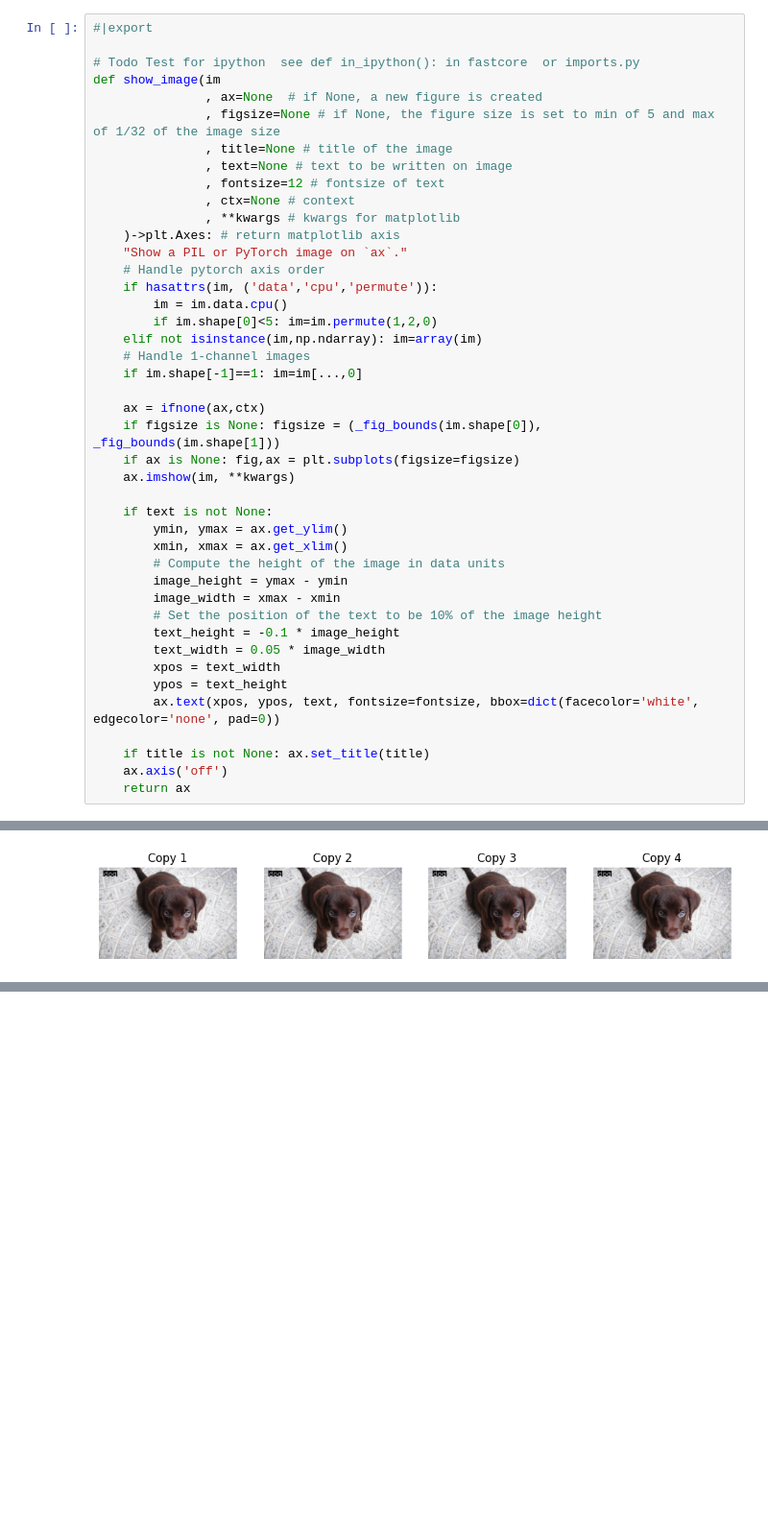
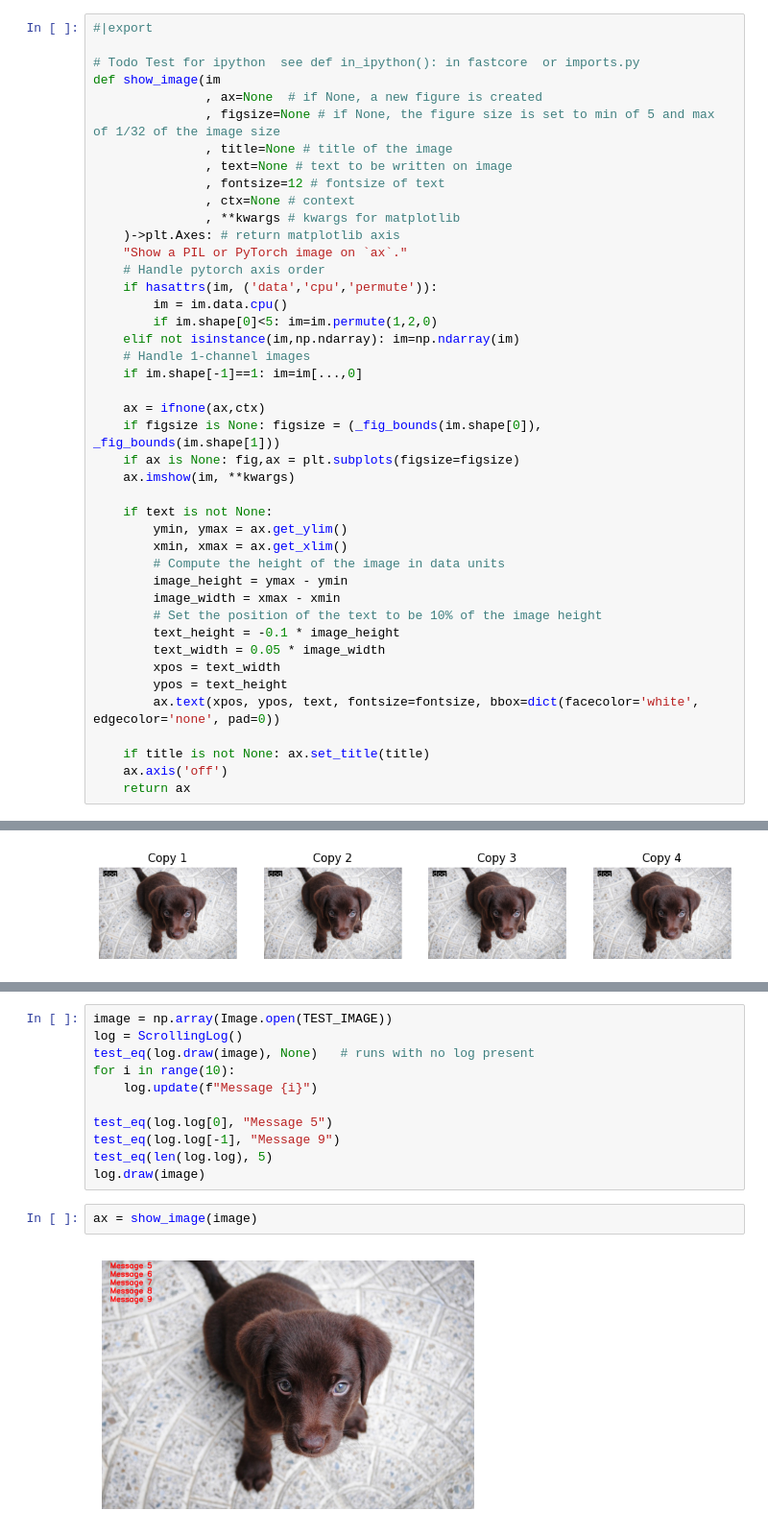
Before and after one commit to johnnewto/UAV, a Jupyter notebook: nbs/api/04_utils.display.ipynb, the cells around one changed output, grey strips where cells are left out. Shown at 96% size. Cells and saved outputs as stored; diff of their text form; blank space fills up the shorter version.

```diff
--- a/nbs/api/04_utils.display.ipynb
+++ b/nbs/api/04_utils.display.ipynb
@@ -44,7 +44,7 @@ def show_image(im
     if hasattrs(im, ('data','cpu','permute')):
         im = im.data.cpu()
         if im.shape[0]<5: im=im.permute(1,2,0)
-    elif not isinstance(im,np.ndarray): im=array(im)
+    elif not isinstance(im,np.ndarray): im=np.ndarray(im)
     # Handle 1-channel images
     if im.shape[-1]==1: im=im[...,0]
 
@@ -109,0 +208,15 @@ for i,ax in enumerate(axs): show_image(im2, ax=ax, title=f'Copy {i+1}')
+# %%
+image = np.array(Image.open(TEST_IMAGE))
+log = ScrollingLog()
+test_eq(log.draw(image), None)   # runs with no log present
+for i in range(10):
+    log.update(f"Message {i}")
+
+test_eq(log.log[0], "Message 5")
+test_eq(log.log[-1], "Message 9")
+test_eq(len(log.log), 5)
+log.draw(image)
+# %%
+ax = show_image(image)
+# %% [output]
+[figure, added]
```
Also changed, not shown: parts of 19 cells of this notebook, 15 other files.
